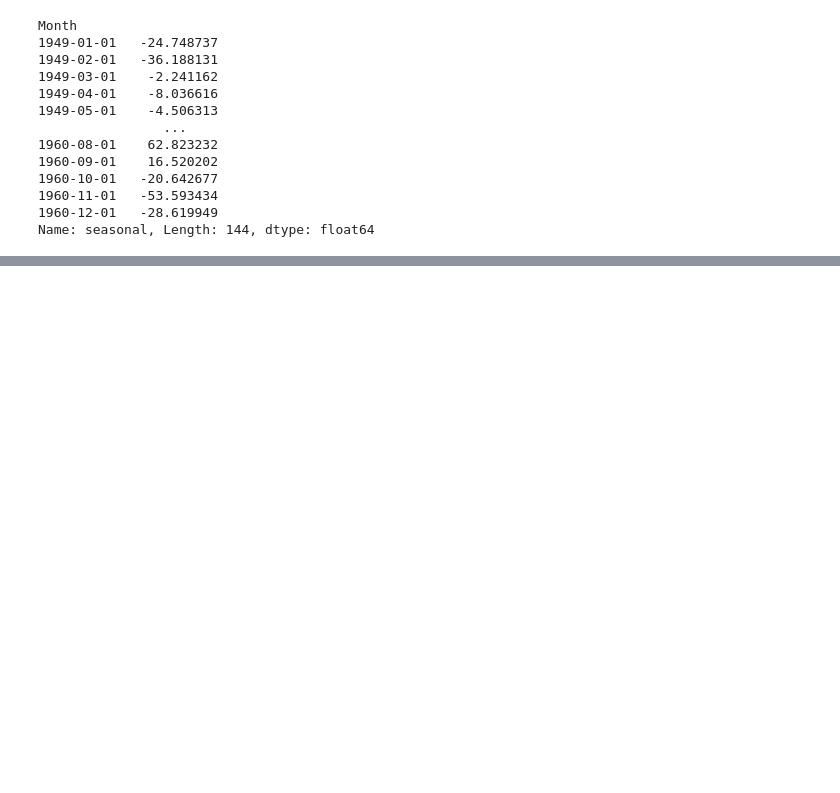
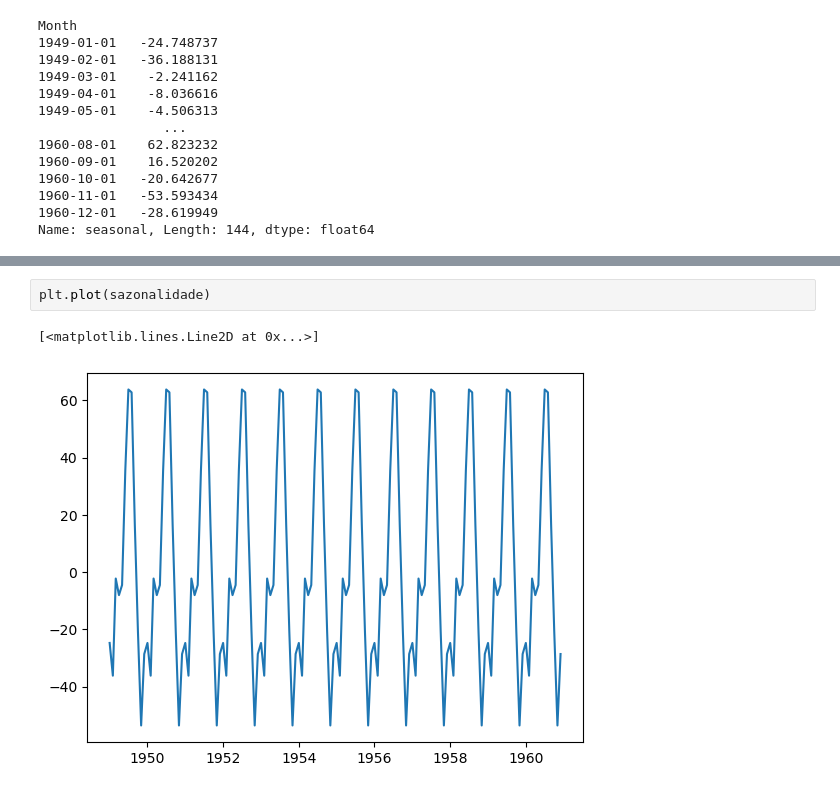
Before and after one commit to aluiziodev/DATA-SCIENCE, a Jupyter notebook: SERIES TEMPORAIS/decomp.ipynb, the cells around one changed output, grey strips where cells are left out. Saved outputs shown, nothing was run; the diff lists cells and outputs as text; blank space fills up the shorter version.

```diff
--- a/SERIES TEMPORAIS/decomp.ipynb
+++ b/SERIES TEMPORAIS/decomp.ipynb
@@ -69,0 +87,5 @@ Name: seasonal, Length: 144, dtype: float64
+# %%
+plt.plot(sazonalidade)
+# %% [output]
+[<matplotlib.lines.Line2D at 0x...>]
+[figure, added]
```
Also changed, not shown: parts of 4 cells of this notebook, 1 other file.
